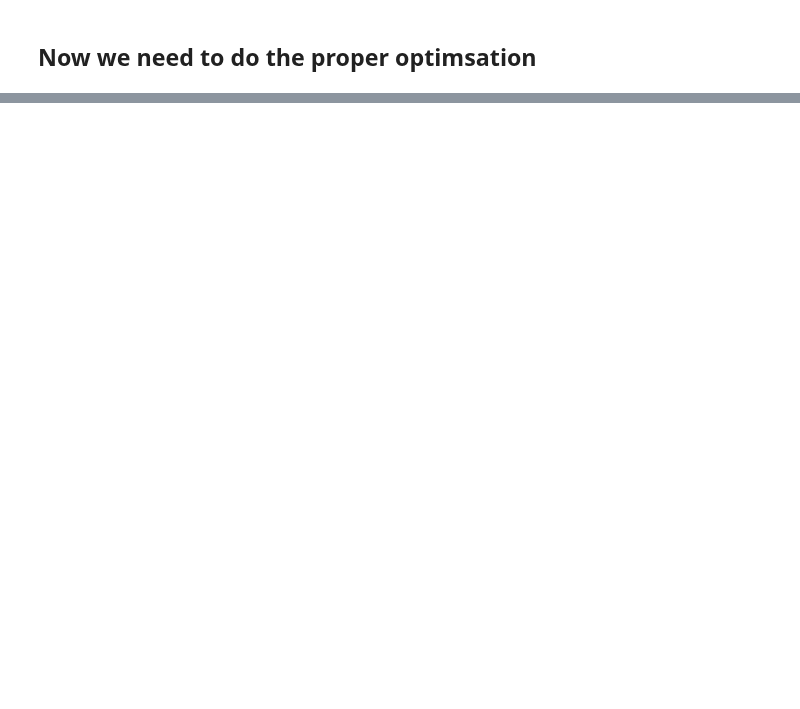
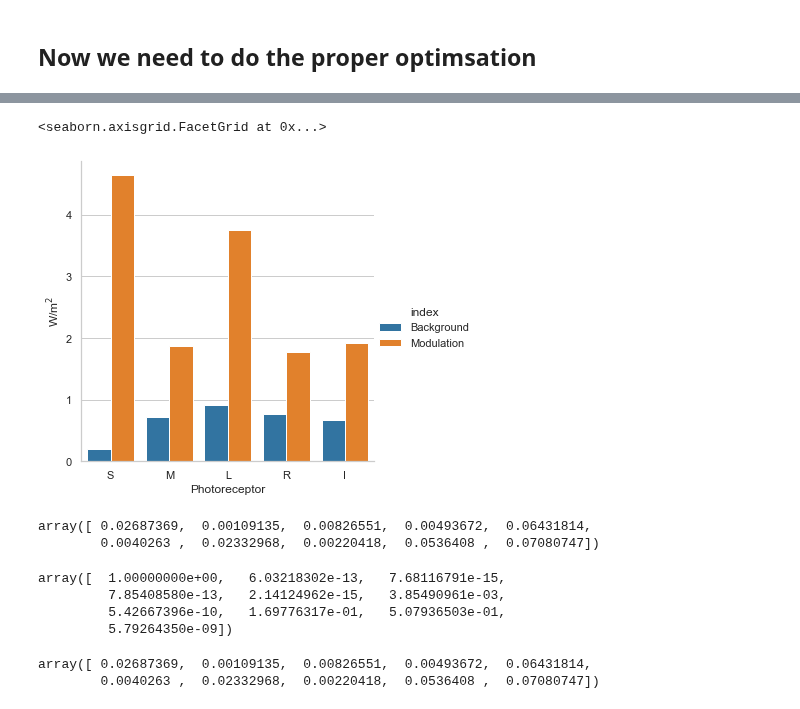
Before and after one commit to PySilentSubstitution/pysilsub, a Jupyter notebook: notebooks/silent_substitution_example.ipynb, the cells around one changed output, grey strips where cells are left out. Drawn from its saved outputs; the diff is of its cells as text; code cells hidden in the pictures; blank space fills up the shorter version.

```diff
--- a/notebooks/silent_substitution_example.ipynb
+++ b/notebooks/silent_substitution_example.ipynb
@@ -147,0 +156,9 @@ TypeError: object of type 'NoneType' has no len()
+# %%
+bg_ao = ss.predict_multiprimary_aopic(ss.background)
+mod_ao = ss.predict_multiprimary_aopic(res.x)
+bg_ao.index=['Background']
+mod_ao.index=['Modulation']
+ao = bg_ao.append(mod_ao).reset_index().melt(id_vars='index',
+                                             var_name='Photoreceptor',
+                                             value_name='W/m$^2$')
+ao
@@ -147,0 +177,22 @@ TypeError: object of type 'NoneType' has no len()
+# %%
+sns.factorplot(data=ao, x='Photoreceptor', y='W/m$^2$', kind='bar', hue='index')
+# %% [output]
+<seaborn.axisgrid.FacetGrid at 0x...>
+[figure, added]
+# %%
+ss.background
+# %% [output]
+array([ 0.02687369,  0.00109135,  0.00826551,  0.00493672,  0.06431814,
+        0.0040263 ,  0.02332968,  0.00220418,  0.0536408 ,  0.07080747])
+# %%
+ss.modulation
+# %% [output]
+array([  1.00000000e+00,   6.03218302e-13,   7.68116791e-15,
+         7.85408580e-13,   2.14124962e-15,   3.85490961e-03,
+         5.42667396e-10,   1.69776317e-01,   5.07936503e-01,
+         5.79264350e-09])
+# %%
+result.x
+# %% [output]
+array([ 0.02687369,  0.00109135,  0.00826551,  0.00493672,  0.06431814,
+        0.0040263 ,  0.02332968,  0.00220418,  0.0536408 ,  0.07080747])
```
Also changed, not shown: parts of 6 cells of this notebook, 6 other files.
